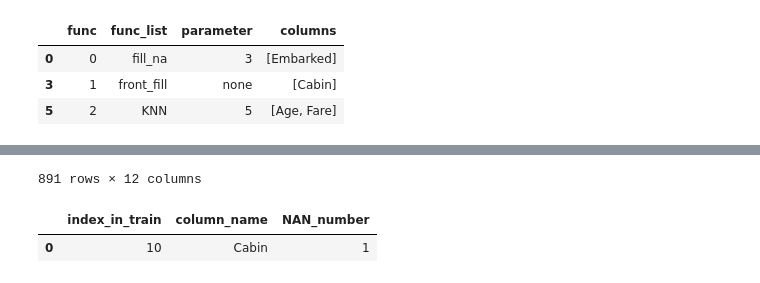
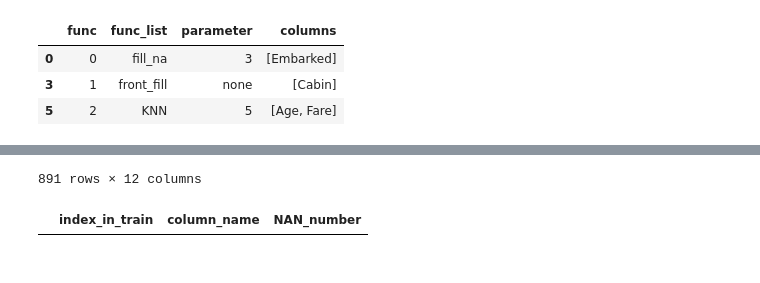
Before and after one commit to lakP44/coding-total, a Jupyter notebook: Python/데이터전처리/everything_of_preprocessing.ipynb, the cells around one changed output, grey strips where cells are left out. Drawn from its saved outputs; the diff is of its cells as text; code cells hidden in the pictures.

```diff
--- a/Python/데이터전처리/everything_of_preprocessing.ipynb
+++ b/Python/데이터전처리/everything_of_preprocessing.ipynb
@@ -134,25 +138,32 @@ display(sequence_dic)
 | 3 | 1 | front_fill | none | [Cabin] |
 | 5 | 2 | KNN | 5 | [Age, Fare] |
 # %%
+col_list = [['Embarked', 'Cabin'], ['Age', 'Fare']]
+fill_na = [-1, 3]
+fill_value = [0, ['S', 'S']]
+back_fill = -1
+front_fill = -1
+linear = -1
+KNN = [1, 5]
+
 a = handle_NAN(data, col_list, fill_na, fill_value, back_fill, front_fill, linear, KNN)
 display(a)
 display(checkNAN(data))
 # %% [output]
 |  | PassengerId | Survived | Pclass | Name | Sex | Age | SibSp | Parch | Ticket | Fare | ... |
 | 0 | 1 | 0 | 3 | Braund, Mr. Owen Harris | male | 22.0 | 1 | 0 | A/5 21171 | 7.2500 | ... |
 | 1 | 2 | 1 | 1 | Cumings, Mrs. John Bradley (Flore... | female | 38.0 | 1 | 0 | PC 17599 | 71.2833 | ... |
 | 2 | 3 | 1 | 3 | Heikkinen, Miss. Laina | female | 26.0 | 0 | 0 | STON/O2. 3101282 | 7.9250 | ... |
 | 3 | 4 | 1 | 1 | Futrelle, Mrs. Jacques Heath (Lil... | female | 35.0 | 1 | 0 | 113803 | 53.1000 | ... |
 | 4 | 5 | 0 | 3 | Allen, Mr. William Henry | male | 35.0 | 0 | 0 | 373450 | 8.0500 | ... |
 | ... | ... | ... | ... | ... | ... | ... | ... | ... | ... | ... | ... |
 | 886 | 887 | 0 | 2 | Montvila, Rev. Juozas | male | 27.0 | 0 | 0 | 211536 | 13.0000 | ... |
 | 887 | 888 | 1 | 1 | Graham, Miss. Margaret Edith | female | 19.0 | 0 | 0 | 112053 | 30.0000 | ... |
 | 888 | 889 | 0 | 3 | Johnston, Miss. Catherine Helen "... | female | 28.0 | 1 | 2 | W./C. 6607 | 23.4500 | ... |
 | 889 | 890 | 1 | 1 | Behr, Mr. Karl Howell | male | 26.0 | 0 | 0 | 111369 | 30.0000 | ... |
 | 890 | 891 | 0 | 3 | Dooley, Mr. Patrick | male | 32.0 | 0 | 0 | 370376 | 7.7500 | ... |
 891 rows × 12 columns
 |  | index_in_train | column_name | NAN_number |
-| 0 | 10 | Cabin | 1 |
 # %%
 # 변수들
 def check_features(data):
```
Also changed, not shown: parts of 18 cells of this notebook, 19 other files.
